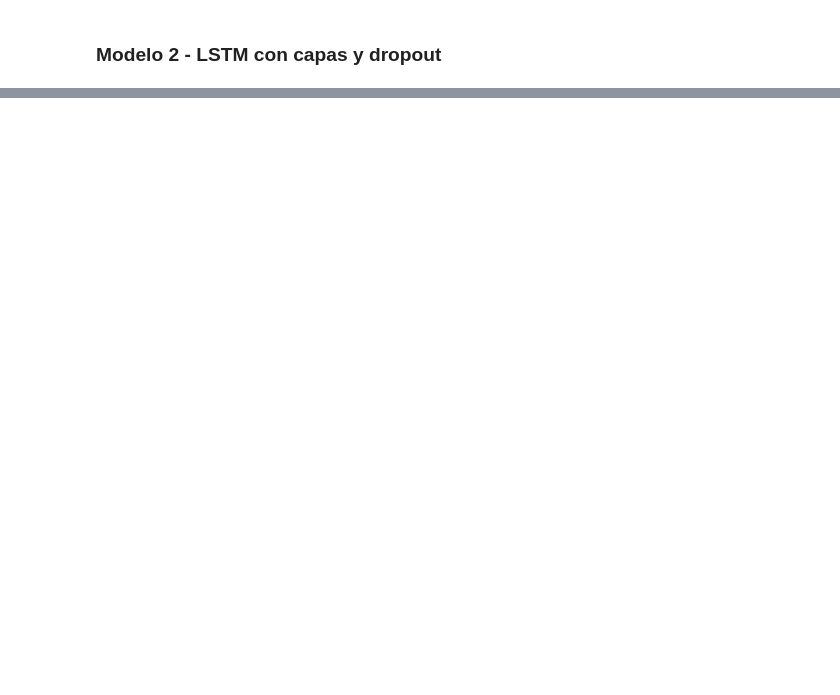
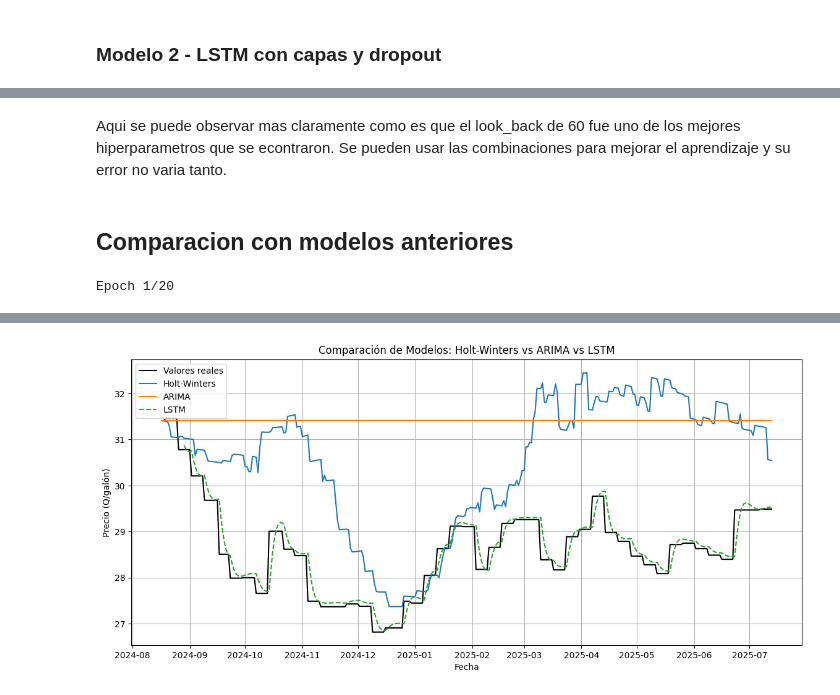
Before and after one commit to SebasJuarez/DS-Collection, a Jupyter notebook: SeriesdeTiempo.ipynb, the cells around one changed output, grey strips where cells are left out. Saved outputs shown, nothing was run; the diff lists cells and outputs as text; code cells hidden in the pictures; blank space fills up the shorter version.

```diff
--- a/SeriesdeTiempo.ipynb
+++ b/SeriesdeTiempo.ipynb
@@ -306,0 +382,69 @@ Epoch 30/30
+# %% [markdown]
+Aqui se puede observar mas claramente como es que el look_back de 60 fue uno de los mejores hiperparametros que se econtraron. Se pueden usar las combinaciones para mejorar el aprendizaje y su error no varia tanto.
+# %% [markdown]
+## Comparacion con modelos anteriores
+# %%
+data = precios_clean[['FECHA', 'Regular']].copy()
+data = data.set_index('FECHA')
+train_size = int(len(data) * 0.8)
+train, test = data.iloc[:train_size], data.iloc[train_size:]
+
+# MODELO HOLT-WINTERS
+holt_model = ExponentialSmoothing(train, seasonal='add', seasonal_periods=365).fit()
+holt_forecast = holt_model.forecast(len(test))
+
+# MODELO ARIMA
+arima_model = ARIMA(train, order=(5,1,2)).fit()
+arima_forecast = arima_model.forecast(len(test))
+
+# MODELO LSTM (con mejores hiperparámetros)
+scaler = MinMaxScaler(feature_range=(0, 1))
+scaled_data = scaler.fit_transform(data)
+
+look_back = 60
+def create_sequences(dataset, look_back=60):
+    X, y = [], []
+    for i in range(look_back, len(dataset)):
+        X.append(dataset[i-look_back:i, 0])
+        y.append(dataset[i, 0])
+    return np.array(X), np.array(y)
+
+X, y = create_sequences(scaled_data, look_back)
+X = X.reshape((X.shape[0], X.shape[1], 1))
+split = int(len(X) * 0.8)
+X_train, X_test, y_train, y_test = X[:split], X[split:], y[:split], y[split:]
+
+model_lstm = Sequential()
+model_lstm.add(LSTM(32, return_sequences=False, input_shape=(look_back, 1)))
+model_lstm.add(Dense(1))
+model_lstm.compile(optimizer=Adam(learning_rate=0.005), loss='mean_squared_error')
+model_lstm.fit(X_train, y_train, epochs=20, batch_size=32, verbose=1, validation_data=(X_test, y_test))
+
+pred_lstm = model_lstm.predict(X_test)
+pred_lstm = scaler.inverse_transform(pred_lstm)
+real_values = y_test.reshape(-1, 1)
+real_values = scaler.inverse_transform(real_values)
+
+def calc_metrics(real, pred, name):
+    mse = mean_squared_error(real, pred)
+    rmse = math.sqrt(mse)
+    mae = mean_absolute_error(real, pred)
+    print(f"{name} -> RMSE: {rmse:.4f}, MAE: {mae:.4f}")
+
+calc_metrics(test.values, holt_forecast.values, "Holt-Winters")
+calc_metrics(test.values, arima_forecast.values, "ARIMA")
+calc_metrics(real_values, pred_lstm, "LSTM")
+
+plt.figure(figsize=(14,6))
+plt.plot(test.index, test.values, label="Valores reales", color='black')
+plt.plot(test.index, holt_forecast, label="Holt-Winters")
+plt.plot(test.index, arima_forecast, label="ARIMA")
+plt.plot(test.index[-len(pred_lstm):], pred_lstm, label="LSTM", linestyle='--')
+plt.title('Comparación de Modelos: Holt-Winters vs ARIMA vs LSTM')
+plt.xlabel('Fecha')
+plt.ylabel('Precio (Q/galón)')
+plt.legend()
+plt.grid(True)
+plt.show()
+# %% [output]
+Epoch 1/20
@@ -306,0 +468 @@ Epoch 30/30
+[figure, added]
```
Also changed, not shown: parts of 11 cells of this notebook.
